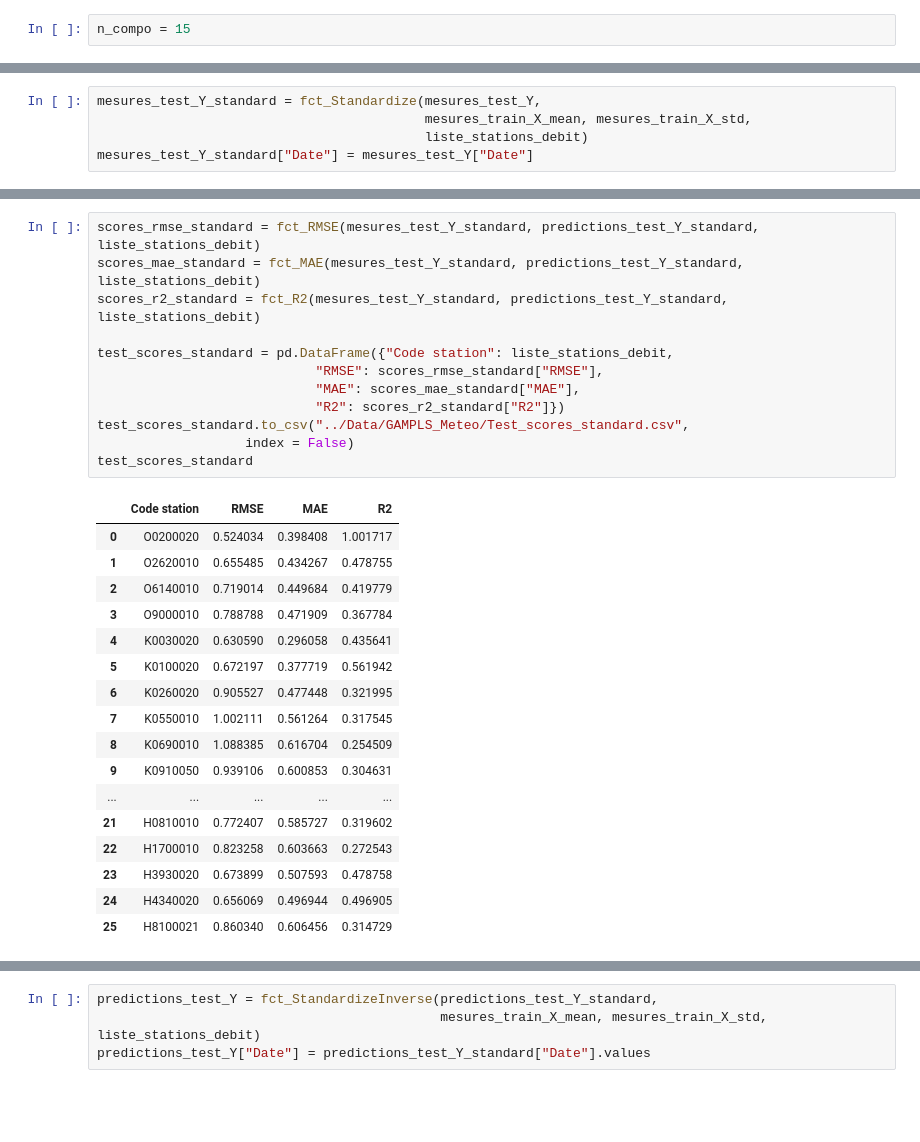
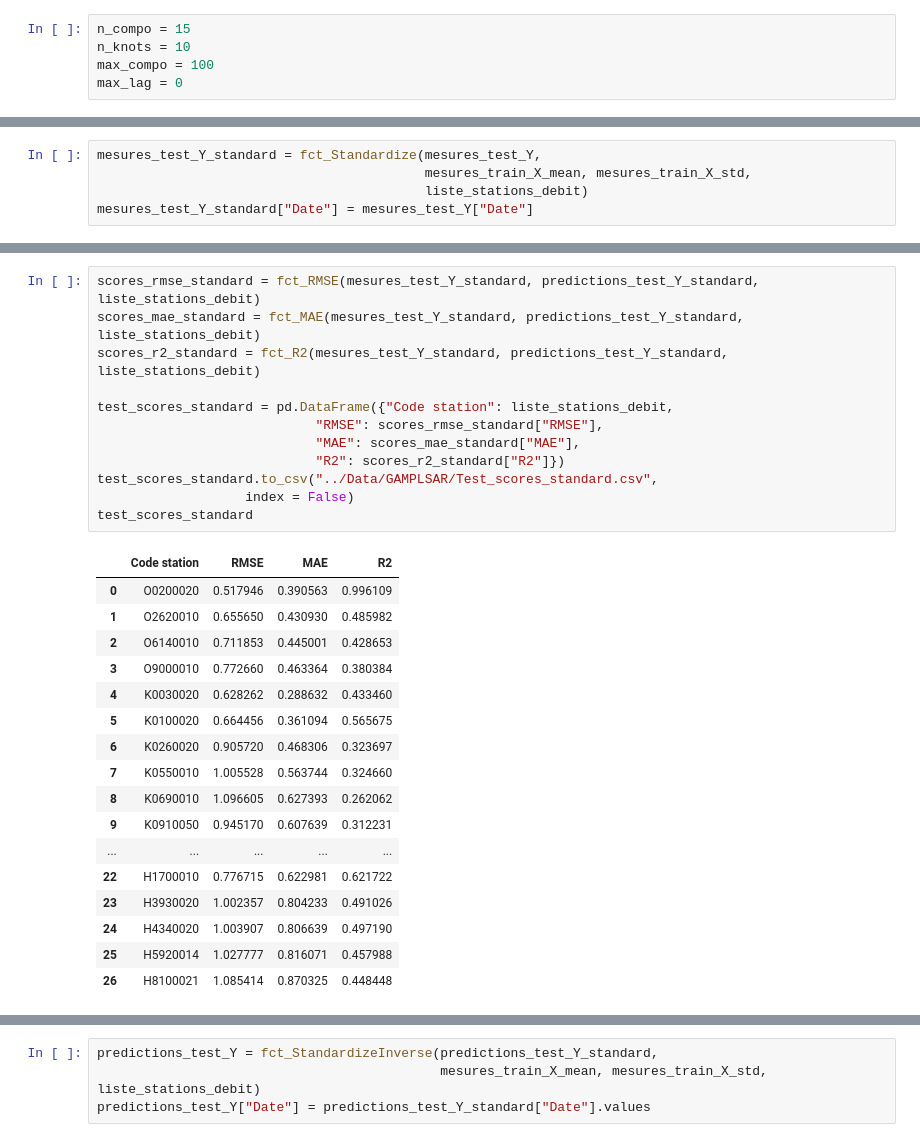
Before and after one commit to JlnZhou/ProjectML, a Jupyter notebook: Regression_GAMPLSAR.ipynb, the cells around one changed output, grey strips where cells are left out. Drawn from its saved outputs; the diff is of its cells as text; blank space fills up the shorter version.

```diff
--- a/Regression_GAMPLSAR.ipynb
+++ b/Regression_GAMPLSAR.ipynb
@@ -284,6 +286,9 @@ pd.read_csv("../Data/GAMPLSAR/CV_R2_standard_10_0.csv")["Moyenne"].mean()
 # Test
 # %%
 n_compo = 15
+n_knots = 10
+max_compo = 100
+max_lag = 0
 # %%
 # Entraintement
 mesures_train_X_mean = mesures_train_X[liste_stations_debit + colonnes_meteo_stations].mean()
@@ -348,30 +389,30 @@ for i in range(n_stations):
 # %%
 scores_rmse_standard = fct_RMSE(mesures_test_Y_standard, predictions_test_Y_standard, liste_stations_debit)
 scores_mae_standard = fct_MAE(mesures_test_Y_standard, predictions_test_Y_standard, liste_stations_debit)
 scores_r2_standard = fct_R2(mesures_test_Y_standard, predictions_test_Y_standard, liste_stations_debit)
 
 test_scores_standard = pd.DataFrame({"Code station": liste_stations_debit,
                             "RMSE": scores_rmse_standard["RMSE"],
                             "MAE": scores_mae_standard["MAE"],
                             "R2": scores_r2_standard["R2"]})
-test_scores_standard.to_csv("../Data/GAMPLS_Meteo/Test_scores_standard.csv",
+test_scores_standard.to_csv("../Data/GAMPLSAR/Test_scores_standard.csv",
                    index = False)
 test_scores_standard
 # %% [output]
 |  | Code station | RMSE | MAE | R2 |
-| 0 | O0200020 | 0.524034 | 0.398408 | 1.001717 |
-| 1 | O2620010 | 0.655485 | 0.434267 | 0.478755 |
-| 2 | O6140010 | 0.719014 | 0.449684 | 0.419779 |
-| 3 | O9000010 | 0.788788 | 0.471909 | 0.367784 |
-| 4 | K0030020 | 0.630590 | 0.296058 | 0.435641 |
-| 5 | K0100020 | 0.672197 | 0.377719 | 0.561942 |
-| 6 | K0260020 | 0.905527 | 0.477448 | 0.321995 |
-| 7 | K0550010 | 1.002111 | 0.561264 | 0.317545 |
-| 8 | K0690010 | 1.088385 | 0.616704 | 0.254509 |
-| 9 | K0910050 | 0.939106 | 0.600853 | 0.304631 |
+| 0 | O0200020 | 0.517946 | 0.390563 | 0.996109 |
+| 1 | O2620010 | 0.655650 | 0.430930 | 0.485982 |
+| 2 | O6140010 | 0.711853 | 0.445001 | 0.428653 |
+| 3 | O9000010 | 0.772660 | 0.463364 | 0.380384 |
+| 4 | K0030020 | 0.628262 | 0.288632 | 0.433460 |
+| 5 | K0100020 | 0.664456 | 0.361094 | 0.565675 |
+| 6 | K0260020 | 0.905720 | 0.468306 | 0.323697 |
+| 7 | K0550010 | 1.005528 | 0.563744 | 0.324660 |
+| 8 | K0690010 | 1.096605 | 0.627393 | 0.262062 |
+| 9 | K0910050 | 0.945170 | 0.607639 | 0.312231 |
 | ... | ... | ... | ... | ... |
-| 21 | H0810010 | 0.772407 | 0.585727 | 0.319602 |
-| 22 | H1700010 | 0.823258 | 0.603663 | 0.272543 |
-| 23 | H3930020 | 0.673899 | 0.507593 | 0.478758 |
-| 24 | H4340020 | 0.656069 | 0.496944 | 0.496905 |
-| 25 | H8100021 | 0.860340 | 0.606456 | 0.314729 |
+| 22 | H1700010 | 0.776715 | 0.622981 | 0.621722 |
+| 23 | H3930020 | 1.002357 | 0.804233 | 0.491026 |
+| 24 | H4340020 | 1.003907 | 0.806639 | 0.497190 |
+| 25 | H5920014 | 1.027777 | 0.816071 | 0.457988 |
+| 26 | H8100021 | 1.085414 | 0.870325 | 0.448448 |
```
Also changed, not shown: parts of 7 cells of this notebook, 7 other files.
